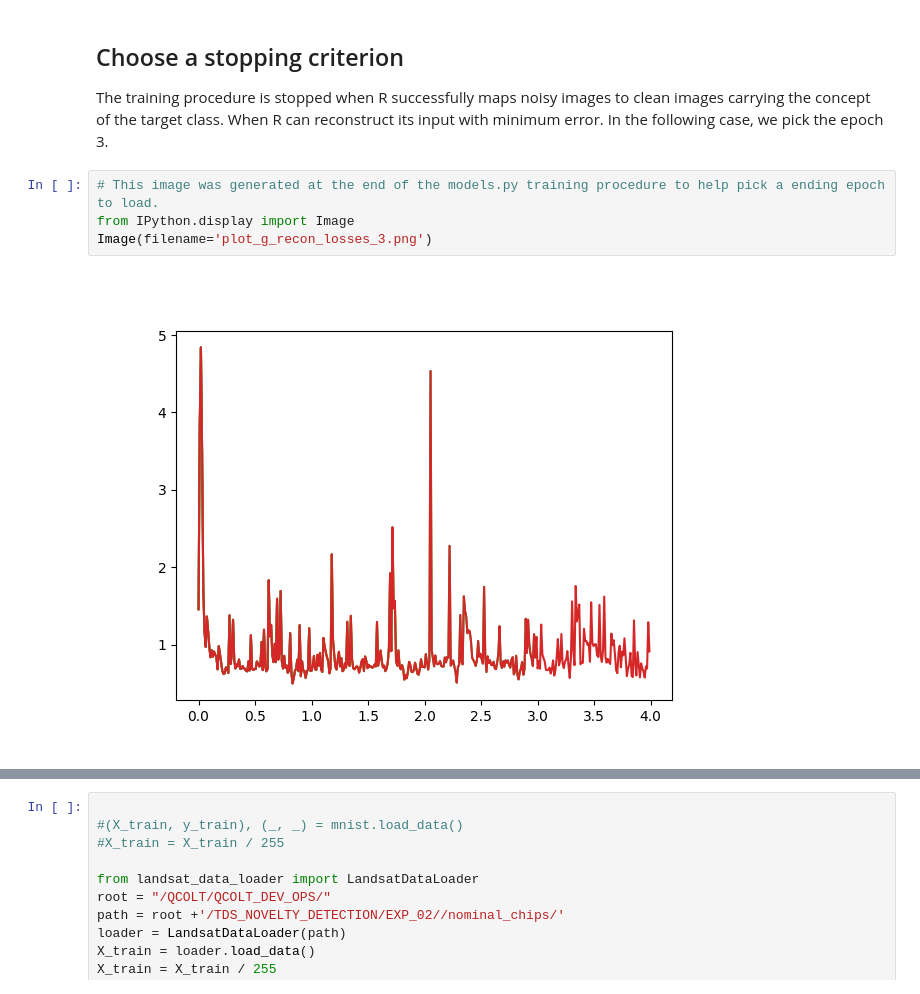
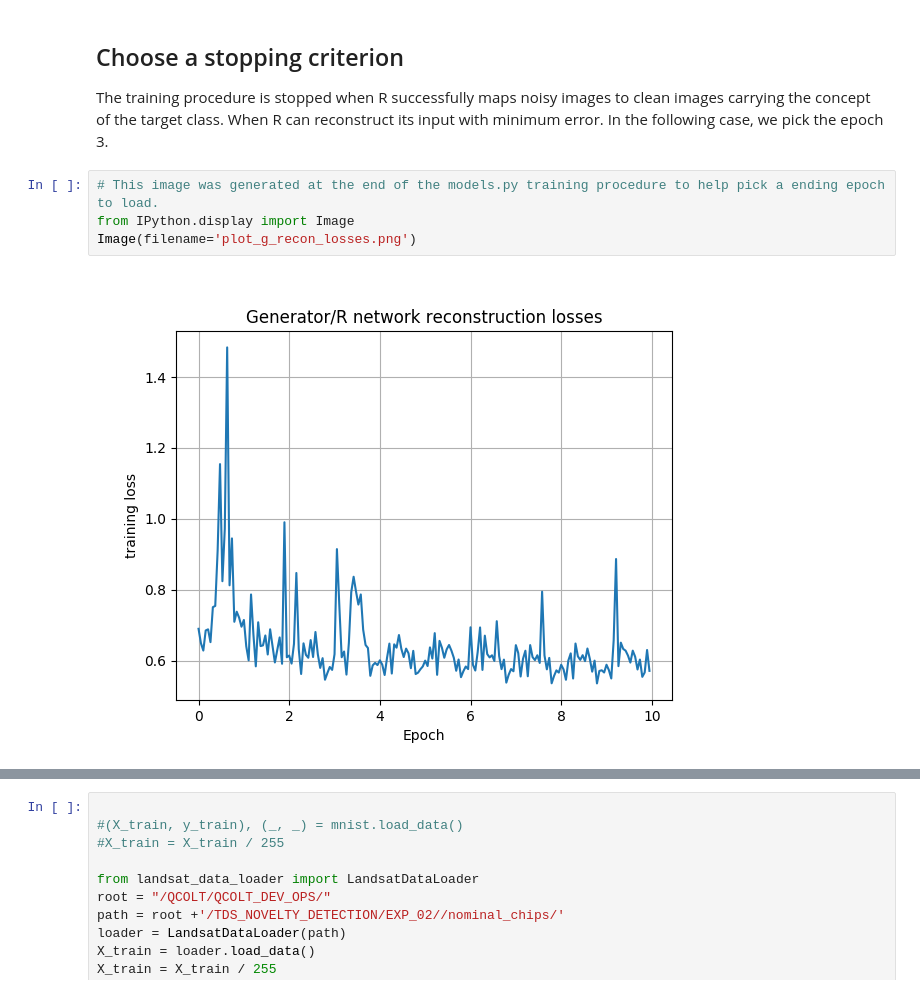
Before and after one commit to rcolomina/ALOCC_Keras, a Jupyter notebook: landsat_test.ipynb, the cells around one changed output, grey strips where cells are left out. Saved outputs shown, nothing was run; the diff lists cells and outputs as text.

```diff
--- a/landsat_test.ipynb
+++ b/landsat_test.ipynb
@@ -73,6 +52,6 @@ The training procedure is stopped when R successfully maps noisy images to clean
 # %%
 # This image was generated at the end of the models.py training procedure to help pick a ending epoch to load.
 from IPython.display import Image
-Image(filename='plot_g_recon_losses_3.png')
+Image(filename='plot_g_recon_losses.png')
 # %% [output]
-[figure, old version]
+[figure, new version]
```
Also changed, not shown: parts of 11 cells of this notebook, 8 other files.
